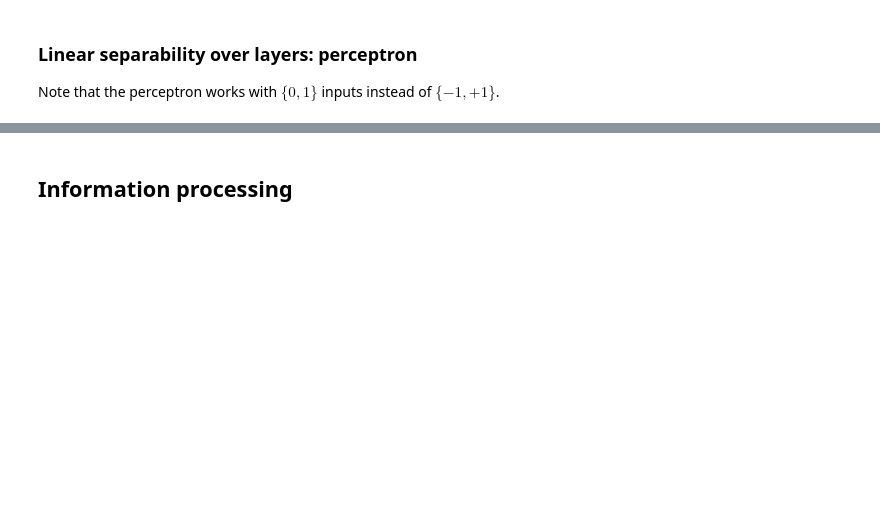
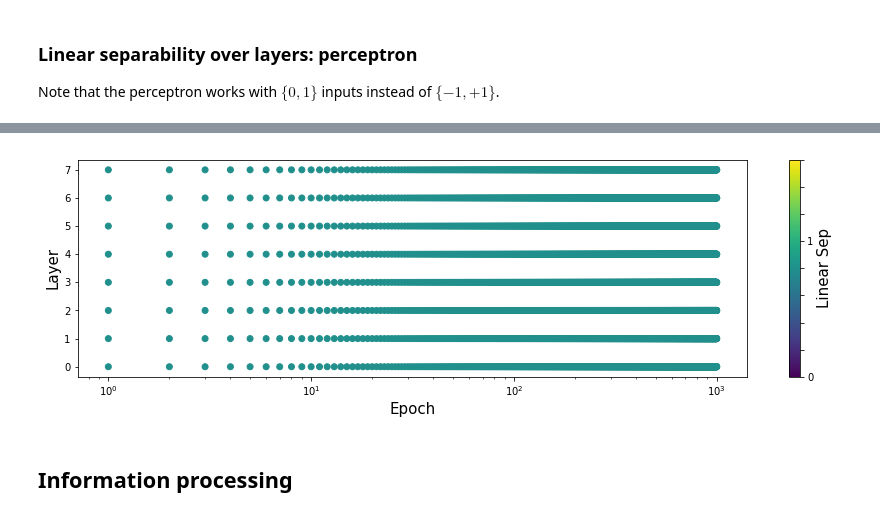
Before and after one commit to rodsveiga/xor_function, a Jupyter notebook: xor_percep_class_tanh.ipynb, the cells around one changed output, grey strips where cells are left out. Drawn from its saved outputs; the diff is of its cells as text; code cells hidden in the pictures; blank space fills up the shorter version.

```diff
--- a/xor_percep_class_tanh.ipynb
+++ b/xor_percep_class_tanh.ipynb
@@ -64,12 +64,12 @@ The internal representations and weights during training can be extract to furth
 int_rep = net.int_rep_dyn()
 weights = net.weights_dyn()
 # %%
-name = '../../../output/int_rep_tanh'
+name = 'output/int_rep_tanh_ep10000'
 
 with open(name, 'wb') as f:
     pickle.dump(int_rep, f)
 # %%
-name = '../../../output/int_rep_tanh'
+name = 'output/int_rep_tanh_ep10000'
 
 with open(name, 'rb') as f:
     int_rep = pickle.load(f)
@@ -96,9 +92,12 @@ layer = []
 epoch = []
 linear_sep_ = []
 
+y = np.array([-1, 1,
+              1, -1])
+
 y_p = ((y + 1)/2).astype(int)
 
-for j in range(1, len(int_rep) - 9000):
+for j in range(1, len(int_rep), 10):
 
     t0 = time.time()
 
@@ -110,7 +109,7 @@ for j in range(1, len(int_rep) - 9000):
 
         int_p = (int_rep[j][k] + 1.)/2.
 
-        linear_sep = Perceptron(int_rep[j][k], y_p).train()
+        linear_sep = Perceptron(int_p, y_p).train()
 
         linear_sep_.append(linear_sep)
 
@@ -156,17 +157,19 @@ with open(name, 'wb') as f:
 # %%
 #slicing = 100
 slicing = len(epoch)
 
 f = plt.figure(figsize=(15,4))
 
 scatters = plt.scatter(epoch[0:slicing], layer[0:slicing], c= linear_sep_[0:slicing])
 cbar = plt.colorbar(scatters)
 cbar.ax.set_yticklabels(['0', '', '', '', '', '1'])
 cbar.set_label('Linear Sep', fontsize= 15, rotation= 90)
 plt.ylabel('Layer', fontsize= 15)
 plt.xlabel('Epoch', fontsize= 15)
-#plt.xscale('log')
+plt.xscale('log')
 plt.show()
+# %% [output]
+[figure, added]
 # %%
 slicing = 100
 #slicing = len(epoch)
```
Also changed, not shown: parts of 8 cells of this notebook, 15 other files.
